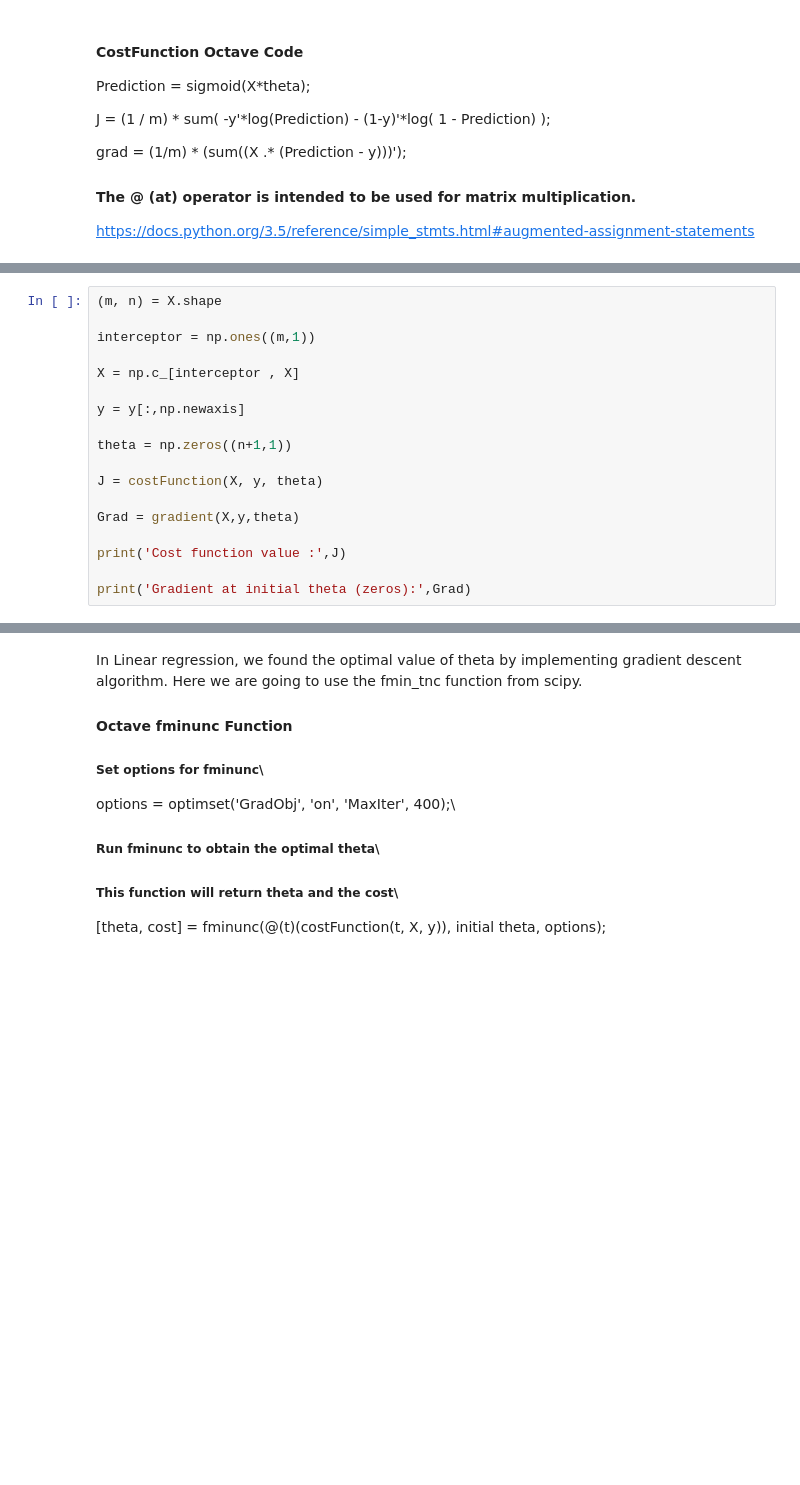
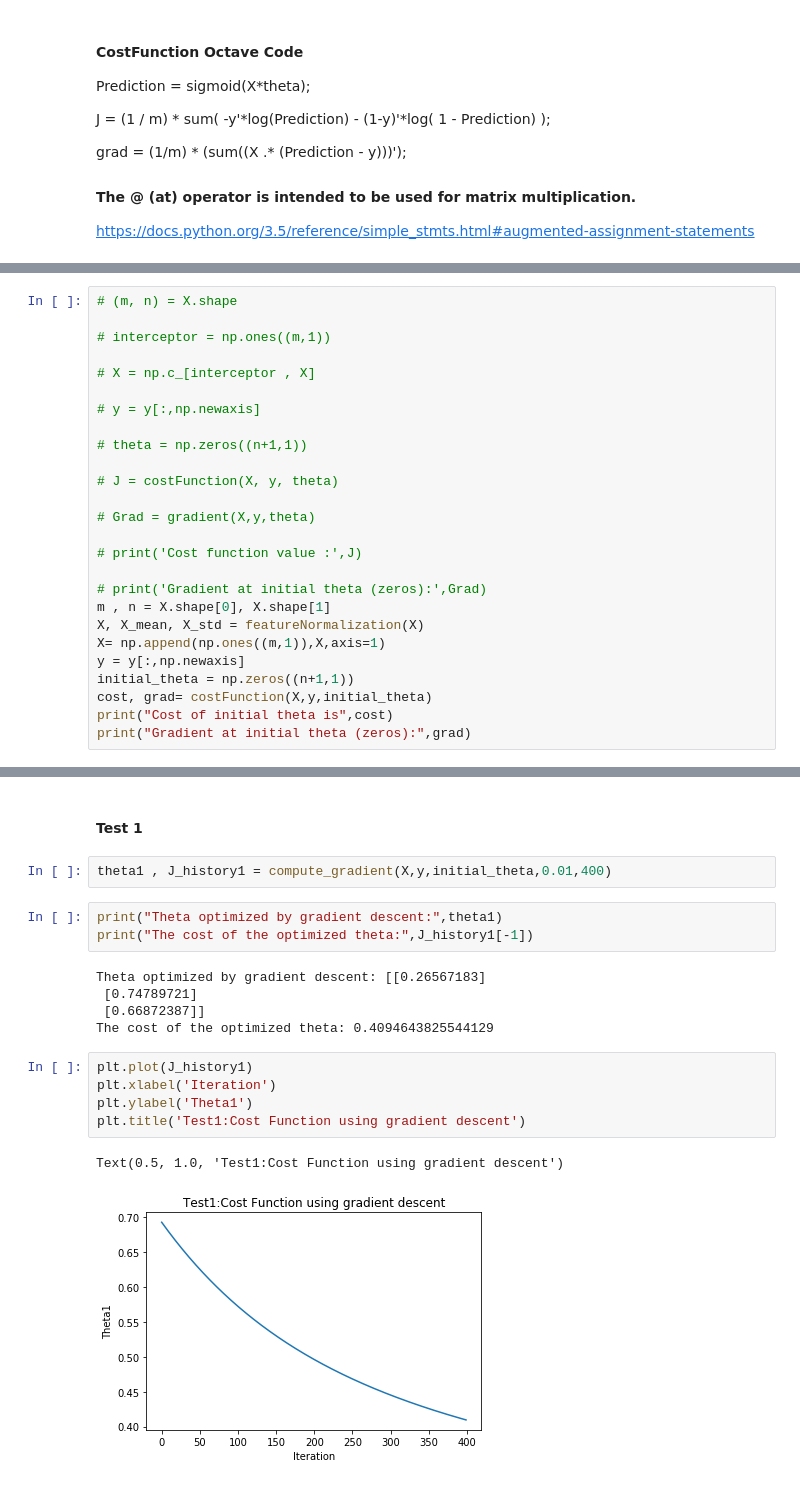
Before and after one commit to AasaiAlangaram/Regression-Python-Implementation, a Jupyter notebook: Logistic Regression.ipynb, the cells around one changed output, grey strips where cells are left out. Cells and saved outputs as stored; diff of their text form; blank space fills up the shorter version.

Commit message:
updated gradient function

```diff
--- a/Logistic Regression.ipynb
+++ b/Logistic Regression.ipynb
@@ -88,19 +112,27 @@ def gradient(X, y, theta):
 # %%
-(m, n) = X.shape
+# (m, n) = X.shape
 
-interceptor = np.ones((m,1))
+# interceptor = np.ones((m,1))
 
-X = np.c_[interceptor , X]
+# X = np.c_[interceptor , X]
 
+# y = y[:,np.newaxis]
+
+# theta = np.zeros((n+1,1))
+
+# J = costFunction(X, y, theta)
+
+# Grad = gradient(X,y,theta)
+
+# print('Cost function value :',J)
+
+# print('Gradient at initial theta (zeros):',Grad)
+m , n = X.shape[0], X.shape[1]
+X, X_mean, X_std = featureNormalization(X)
+X= np.append(np.ones((m,1)),X,axis=1)
 y = y[:,np.newaxis]
-
-theta = np.zeros((n+1,1))
-
-J = costFunction(X, y, theta)
-
-Grad = gradient(X,y,theta)
-
-print('Cost function value :',J)
-
-print('Gradient at initial theta (zeros):',Grad)
+initial_theta = np.zeros((n+1,1))
+cost, grad= costFunction(X,y,initial_theta)
+print("Cost of initial theta is",cost)
+print("Gradient at initial theta (zeros):",grad)
 # %% [output]
@@ -111,11 +143,20 @@ Gradient at initial theta (zeros): [[ -0.1       ]
-# %% [markdown]
-In Linear regression, we found the optimal value of theta by implementing gradient descent algorithm. Here we are going to use the fmin_tnc function from scipy.
-
-#### Octave fminunc Function
-
-##### Set options for fminunc\
-options = optimset('GradObj', 'on', 'MaxIter', 400);\
-
-##### Run fminunc to obtain the optimal theta\
-##### This function will return theta and the cost\
-[theta, cost] = fminunc(@(t)(costFunction(t, X, y)), initial theta, options);
+# %% [markdown]
+#### Test 1
+# %%
+theta1 , J_history1 = compute_gradient(X,y,initial_theta,0.01,400)
+# %%
+print("Theta optimized by gradient descent:",theta1)
+print("The cost of the optimized theta:",J_history1[-1])
+# %% [output]
+Theta optimized by gradient descent: [[0.26567183]
+ [0.74789721]
+ [0.66872387]]
+The cost of the optimized theta: 0.4094643825544129
+# %%
+plt.plot(J_history1)
+plt.xlabel('Iteration')
+plt.ylabel('Theta1')
+plt.title('Test1:Cost Function using gradient descent')
+# %% [output]
+Text(0.5, 1.0, 'Test1:Cost Function using gradient descent')
+[figure, added]
```
Also changed, not shown: parts of 16 cells of this notebook.
